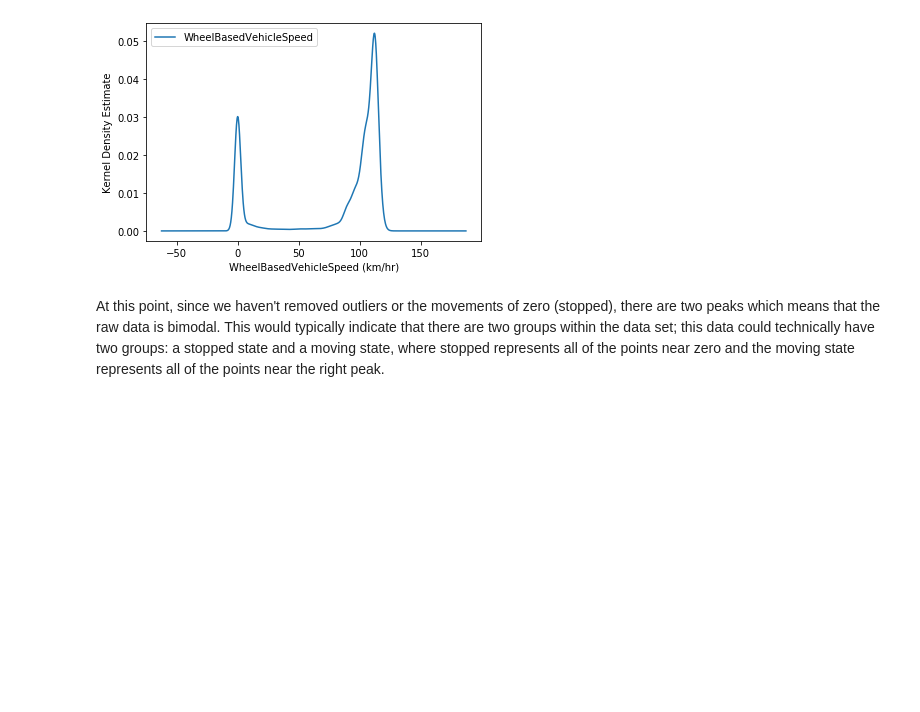
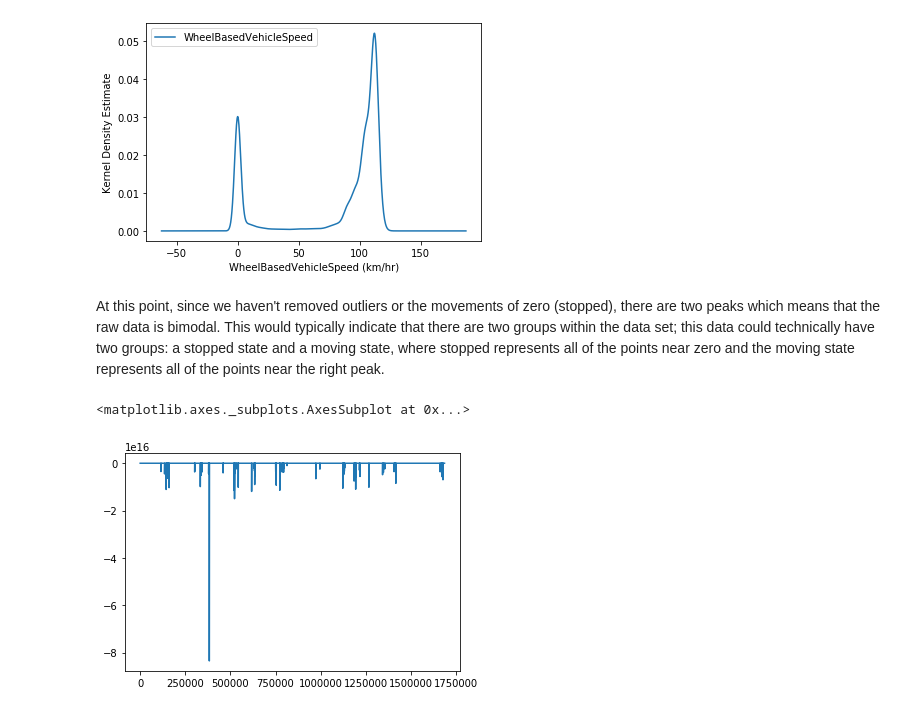
Before and after one commit to UNCG-CSE/Volvo_Truck_Analytics, a Jupyter notebook: src/Truck2GpsVsWheelBased.ipynb, the cells around one changed output. Drawn from its saved outputs; the diff is of its cells as text; code cells hidden in the pictures; blank space fills up the shorter version.

```diff
--- a/src/Truck2GpsVsWheelBased.ipynb
+++ b/src/Truck2GpsVsWheelBased.ipynb
@@ -123,3 +123,9 @@ wheelSpeedDist
 [figure]
 # %% [markdown]
 At this point, since we haven't removed outliers or the movements of zero (stopped), there are two peaks which means that the raw data is bimodal. This would typically indicate that there are two groups within the data set; this data could technically have two groups: a stopped state and a moving state, where stopped represents all of the points near zero and the moving state represents all of the points near the right peak.
+# %%
+gpsVsWheelBasedChange = truckTwoDf[['GPS speed', 'WheelBasedVehicleSpeed']].apply(lambda row: (row.iloc[0] - row.iloc[1]) / row.iloc[0] * 100, axis = 1)
+gpsVsWheelBasedChange.plot()
+# %% [output]
+<matplotlib.axes._subplots.AxesSubplot at 0x...>
+[figure, added]
```
Also changed, not shown: 1 other file.
